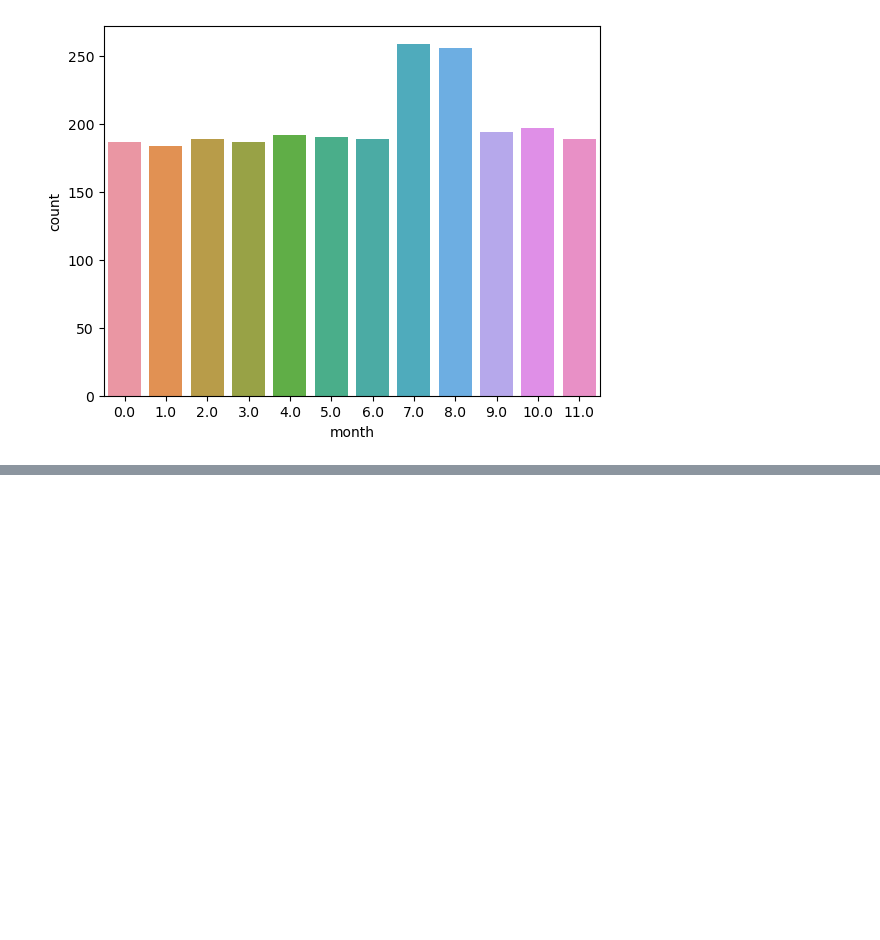
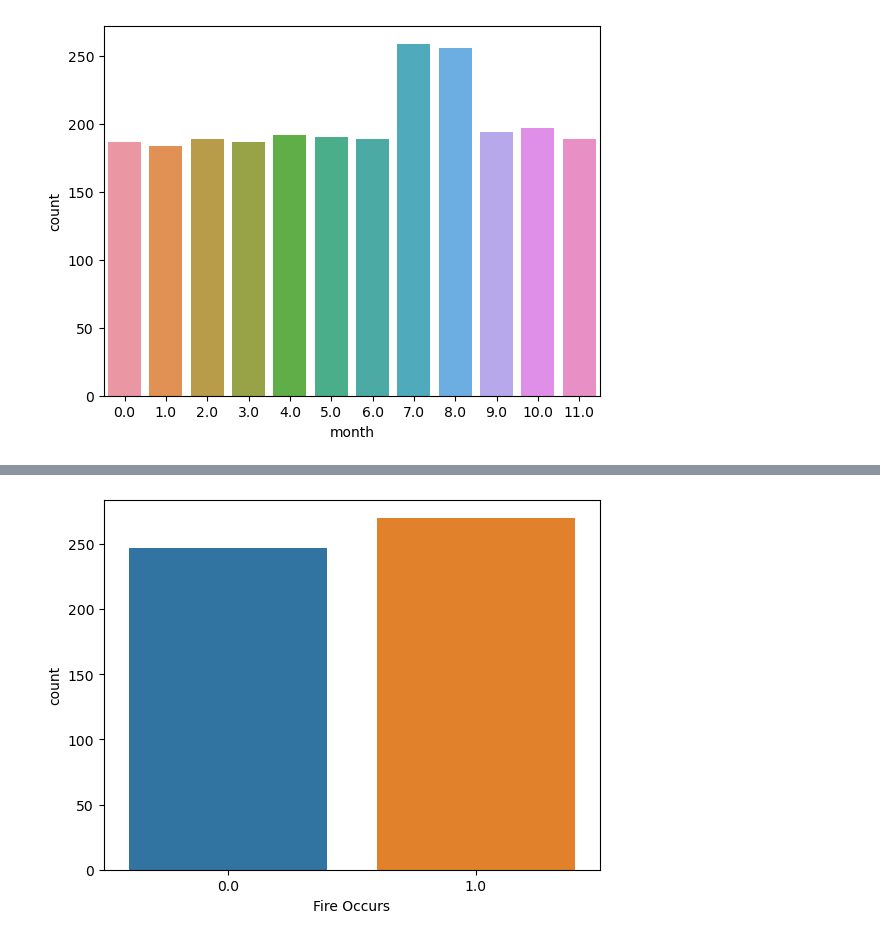
Before and after one commit to marshineer/SimpleRegression, a Jupyter notebook: forest_fire_predict.ipynb, the cells around one changed output, grey strips where cells are left out. Drawn from its saved outputs; the diff is of its cells as text; code cells hidden in the pictures; blank space fills up the shorter version.

Commit message:
Finished forest fire prediction analysis.

```diff
--- a/forest_fire_predict.ipynb
+++ b/forest_fire_predict.ipynb
@@ -478,2 +554,18 @@ The idea behind this model is to split the dataset into two parts.
 2. A regression task using a subset of the data, to predict the burn area on the condition that a fire occurs
 The separation of these two tasks should help address the imbalanced class problem that exists within the data. Addtionally, if the output of the classification model provides a likelihood, then this can be multiplied by the output of the regressor to generate a join likelihood for the burn area.
+# %%
+tmp_data = data.drop(columns=['month'])
+
+# Isolate the rows where fires occur for later regression
+reg_data = tmp_data.drop(data[data.area < 1e-3].index).reset_index(drop=True)
+display(reg_data.tail(n=5))
+
+# Convert the target to a binary category
+cat_data = tmp_data.copy()
+# cat_data = tmp_data.drop(data[data.area > 500].index).reset_index(drop=True)
+# cat_data.loc[cat_data.area < 6, 'area'] = 0
+# cat_data.loc[cat_data.area > 6, 'area'] = 1
+cat_data.loc[cat_data.area < 1e-3, 'area'] = 0
+cat_data.loc[cat_data.area > 1e-3, 'area'] = 1
+cat_data.rename(columns={'area': 'fire'}, inplace=True)
+display(cat_data.tail(n=5))
@@ -479,0 +585,6 @@ The separation of these two tasks should help address the imbalanced class probl
+# %%
+# Distribution of fire occurrence
+ax = sns.countplot(x=cat_data.fire)
+ax.set(xlabel='Fire Occurs');
+# %% [output]
+[figure, added]
```
Also changed, not shown: parts of 25 cells of this notebook.
